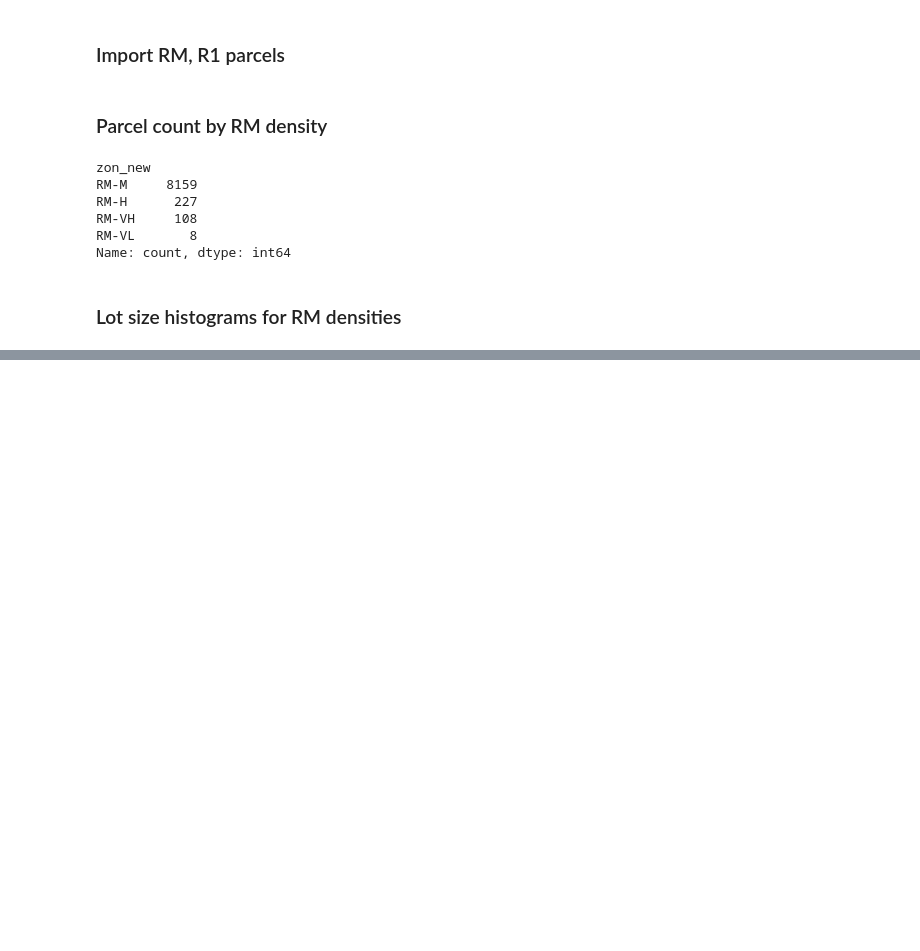
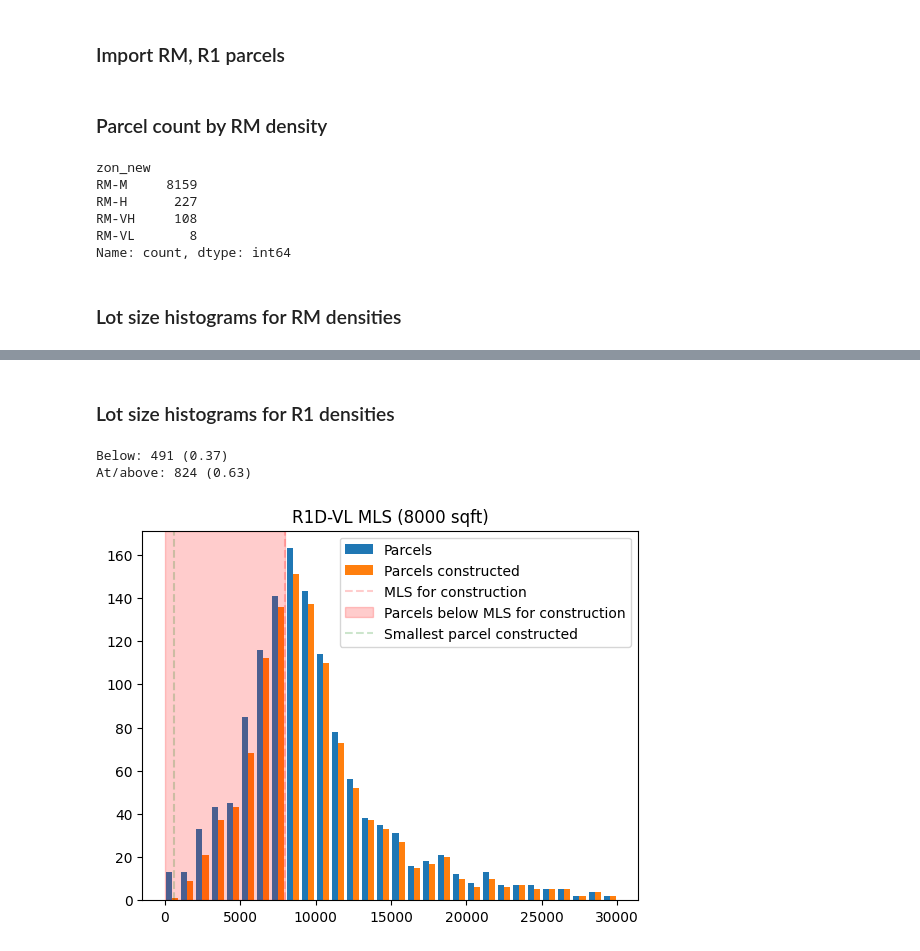
Before and after one commit to maclover7/pghland, a Jupyter notebook: zoning/minlot.ipynb, the cells around one changed output, grey strips where cells are left out. Cells and saved outputs as stored; diff of their text form; code cells hidden in the pictures; blank space fills up the shorter version.

```diff
--- a/zoning/minlot.ipynb
+++ b/zoning/minlot.ipynb
@@ -80,0 +116,8 @@ gen_lot_size_hist('RM-VH').show()
+# %% [markdown]
+### Lot size histograms for R1 densities
+# %%
+gen_lot_size_hist(['R1D-VL']).show()
+# %% [output]
+Below: 491 (0.37)
+At/above: 824 (0.63)
+[figure, added]
```
Also changed, not shown: parts of 11 cells of this notebook.
